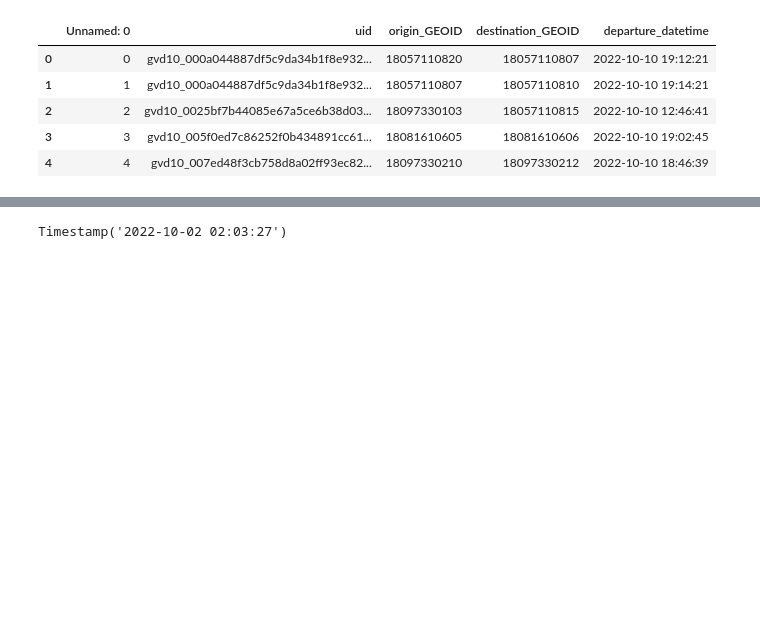
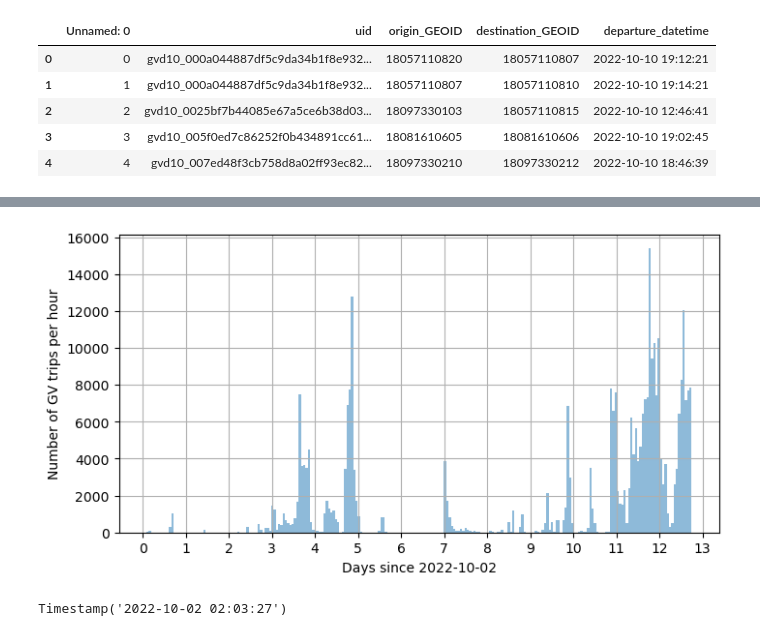
Before and after one commit to umnilab/METS-R_SIM, a Jupyter notebook: METS_R/util/IN data preparation/data_preparation.ipynb, the cells around one changed output, grey strips where cells are left out. Drawn from its saved outputs; the diff is of its cells as text; code cells hidden in the pictures; blank space fills up the shorter version.

```diff
--- a/METS_R/util/IN data preparation/data_preparation.ipynb
+++ b/METS_R/util/IN data preparation/data_preparation.ipynb
@@ -155,3 +219,24 @@ df_ev['hour'] = (df_ev['departure_datetime'] - start_time).dt.total_seconds() //
+# %%
+# visualize hourly demand from starting time in bar plots
+fig, ax = plt.subplots(figsize=(8, 4))
+
+df_gv['hour'] = (df_gv['departure_datetime'] - start_time).dt.total_seconds() // 3600
+
+df_gv['hour'].hist(bins=24*10, ax=ax, alpha=0.5, label='GV')
+
+# display as day
+ax.set_xticks(np.arange(0, 24*14, 24))
+ax.set_xticklabels(np.arange(14))
+
+# plt.title("GV trips per hour")
+
+plt.xlabel("Days since 2022-10-02")
+
+plt.ylabel("Number of GV trips per hour")
+
+plt.savefig("gv_hourly_demand.png")
+# %% [output]
+[figure, added]
 # %%
 df_gv['departure_datetime'].min()
 # %% [output]
```
Also changed, not shown: parts of 7 cells of this notebook, 41 other files.
